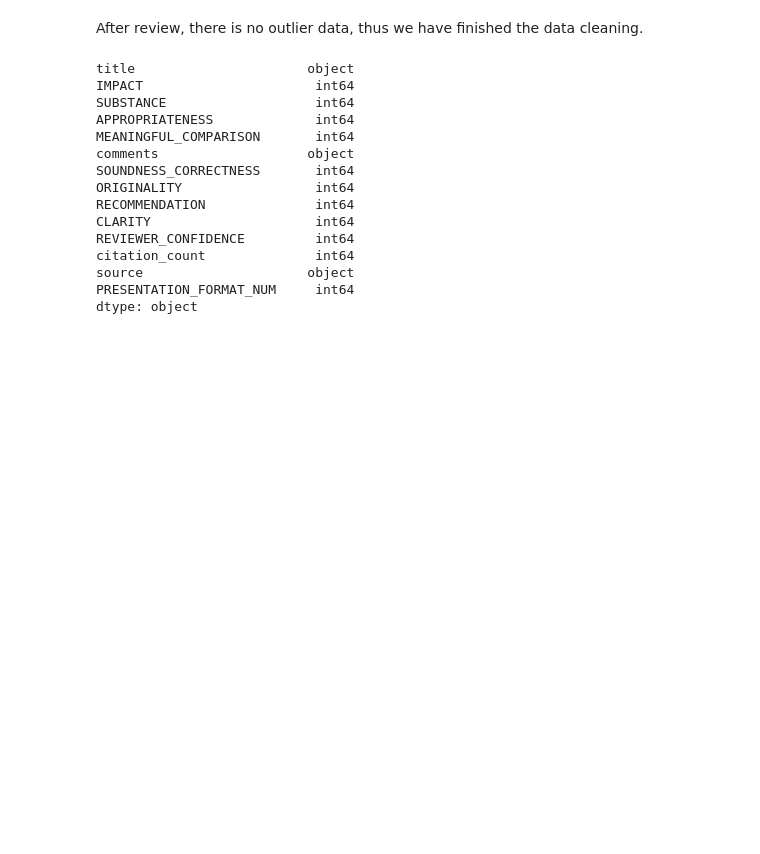
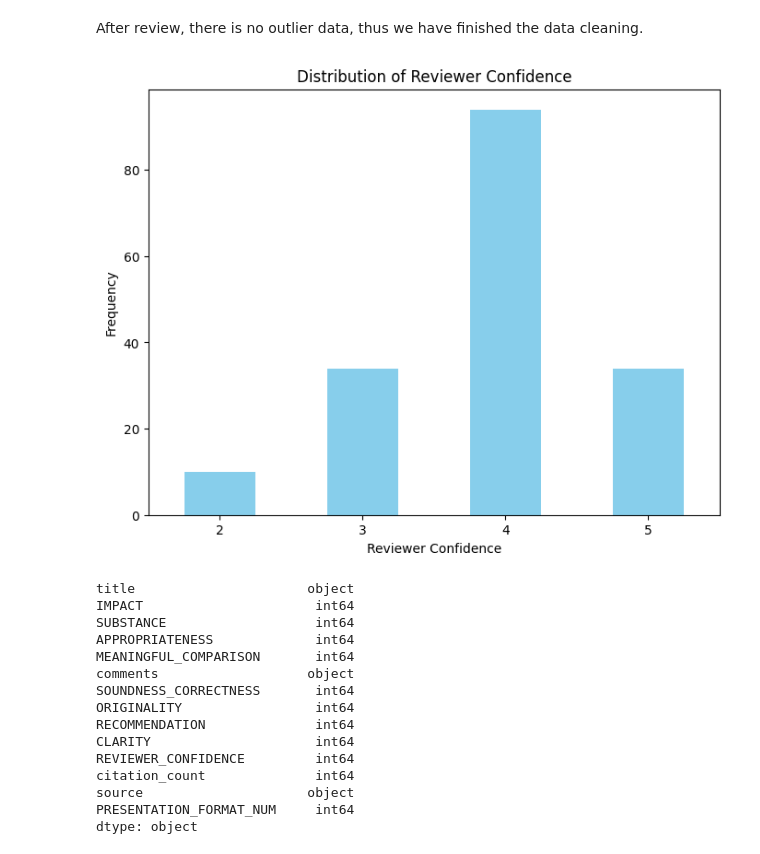
Before and after one commit to XanderZhou2022/ECE204_final, a Jupyter notebook: pre_processing.ipynb, the cells around one changed output. Saved outputs shown, nothing was run; the diff lists cells and outputs as text; code cells hidden in the pictures; blank space fills up the shorter version.

```diff
--- a/pre_processing.ipynb
+++ b/pre_processing.ipynb
@@ -329,6 +344,17 @@ accepted_new_paper.describe()
 | max | 5.000000 | 5.000000 | 5.000000 | 5.000000 | 5.000000 | 5.000000 | ... |
 # %% [markdown]
 After review, there is no outlier data, thus we have finished the data cleaning.
+# %%
+accepted_new_paper['REVIEWER_CONFIDENCE'].value_counts().sort_index().plot(
+    kind='bar', color='skyblue', figsize=(8, 6)
+)
+plt.title('Distribution of Reviewer Confidence')
+plt.xlabel('Reviewer Confidence')
+plt.ylabel('Frequency')
+plt.xticks(rotation=0)
+plt.show()
+# %% [output]
+[figure, added]
 # %%
 accepted_new_paper.dtypes
 # %% [output]
```
Also changed, not shown: parts of 5 cells of this notebook.
